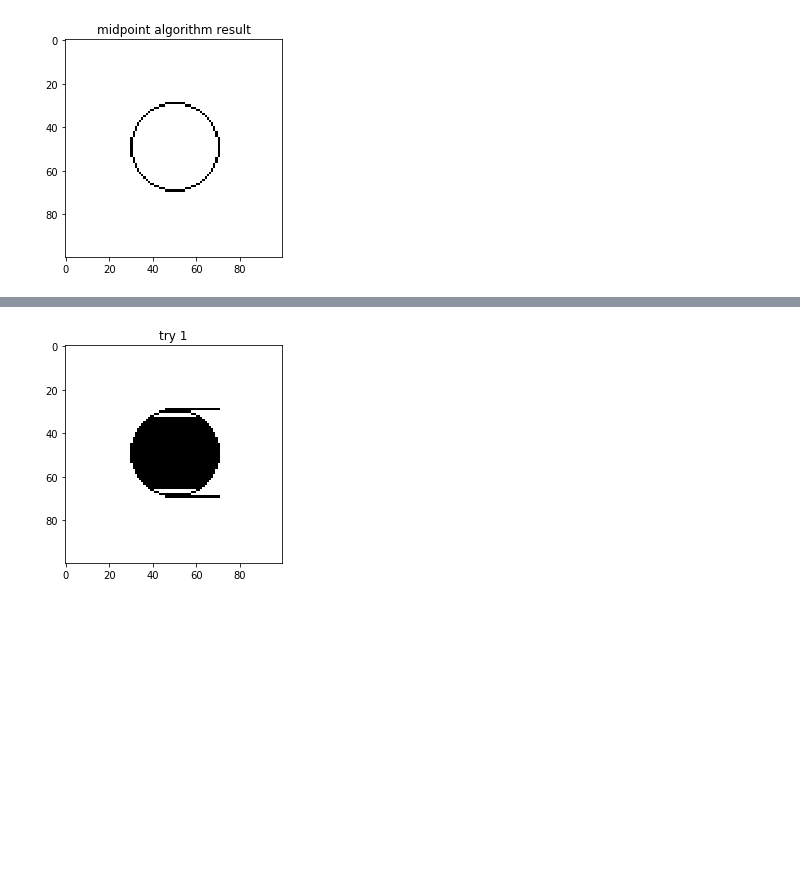
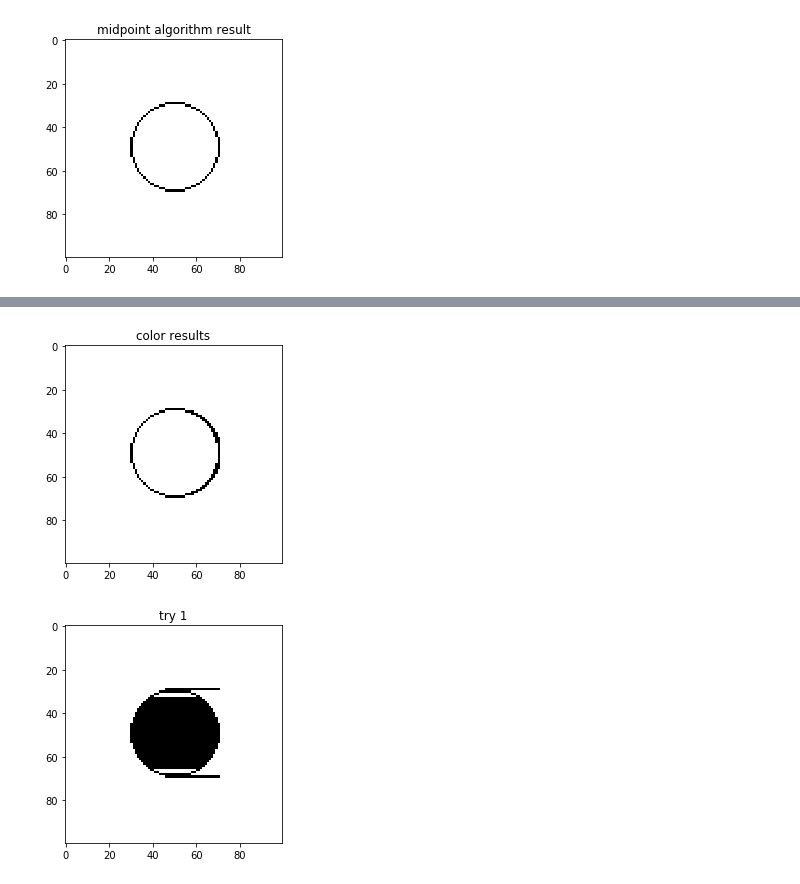
Before and after one commit to vcg-uvic/csc205, a Jupyter notebook: notebooks/lecture-05-circles-and-filled-regions-part2.ipynb, the cells around one changed output, grey strips where cells are left out. Drawn from its saved outputs; the diff is of its cells as text; code cells hidden in the pictures; blank space fills up the shorter version.

```diff
--- a/notebooks/lecture-05-circles-and-filled-regions-part2.ipynb
+++ b/notebooks/lecture-05-circles-and-filled-regions-part2.ipynb
@@ -56,0 +102,29 @@ show_canvas(canvas, "midpoint algorithm result")
+# %%
+# Draw line between crossings
+def draw_line(canvas, xs, xe, yy):
+    # TODO
+    for x in range(xs,xe+1):
+        canvas[yy, x] = 0.0
+    return canvas
+# %%
+# Something is bugged in this attempt!
+new_canvas = canvas.copy()
+
+# Since we know that the circle extends only up R, we'll loop though there
+for y in range(y0 - R, y0 + R + 1):
+    number_of_crosses = 0
+    # Negative mean we did not encounter yet
+    xs = -1
+    for x in range(x0 - R, x0 + R + 1):
+        if canvas[(N-1) - y, x] > 0.0 and canvas[(N-1) - y, x - 1] <= 0.0:
+            number_of_crosses += 1
+        if number_of_crosses % 2 == 1:
+            xs = x
+        else:
+            if xs > 0:
+                new_canvas = draw_line(new_canvas, xs, x, (N-1) - y)
+            xs = -1
+
+show_canvas(new_canvas, "color results")
+# %% [output]
+[figure, added]
```
Also changed, not shown: parts of 5 cells of this notebook, 1 other file.
